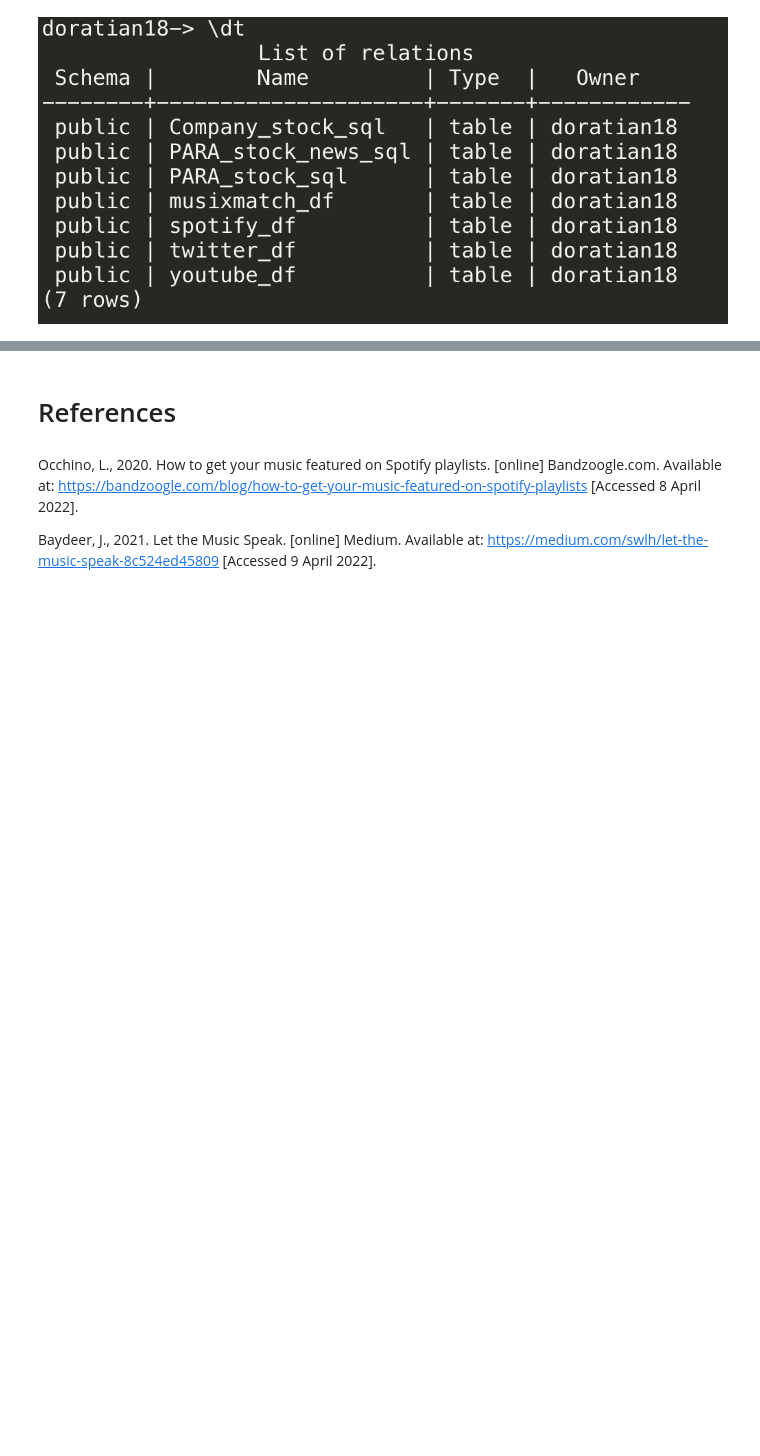
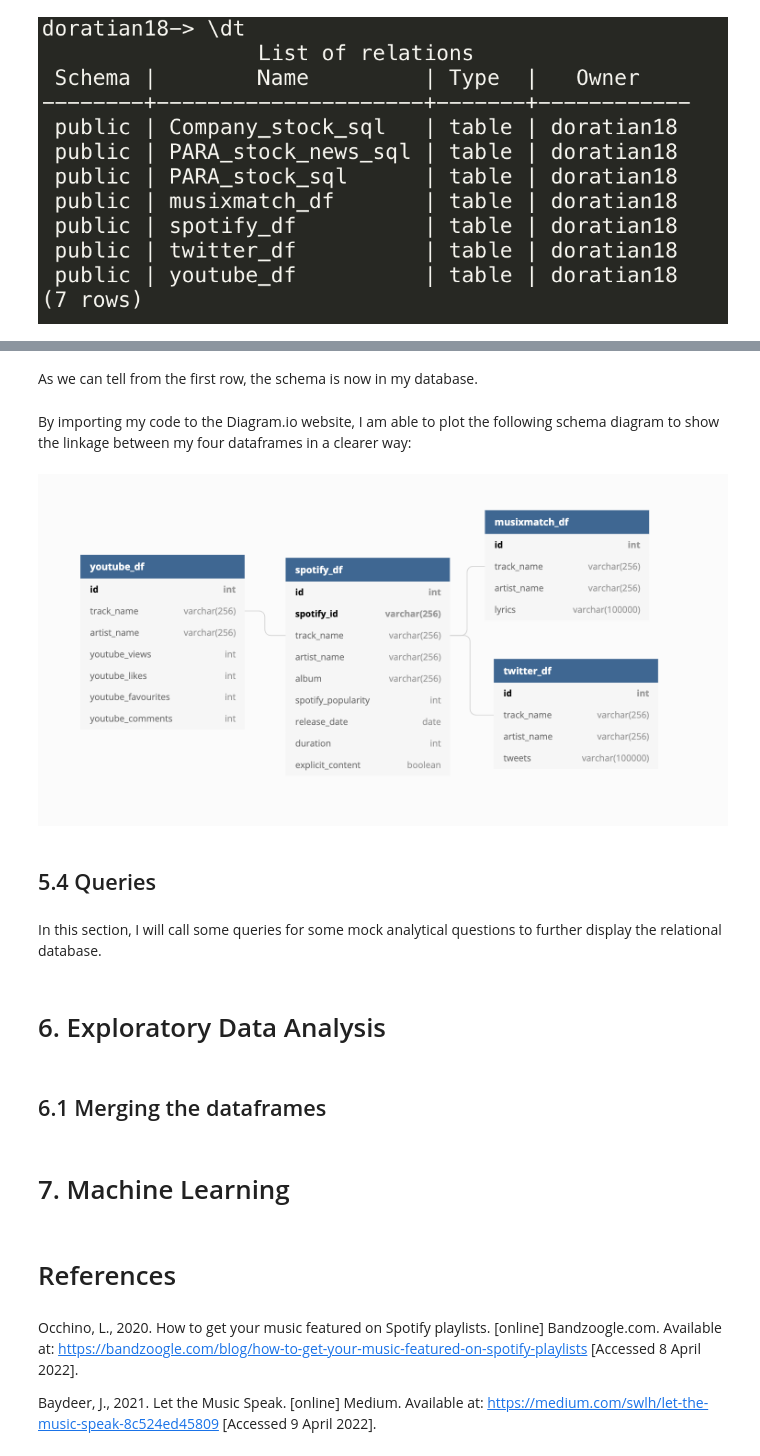
Before and after one commit to doratian99/MSIN0166-DE-Individual-Project, a Jupyter notebook: Data Collection/Notebook.ipynb, the cells around one changed output, grey strips where cells are left out. Cells and saved outputs as stored; diff of their text form; code cells hidden in the pictures; blank space fills up the shorter version.

```diff
--- a/Data Collection/Notebook.ipynb
+++ b/Data Collection/Notebook.ipynb
@@ -1195,3 +1245,21 @@ Image(filename='database_table.png')
+# %% [markdown]
+As we can tell from the first row, the schema is now in my database.
+# %% [markdown]
+By importing my code to the Diagram.io website, I am able to plot the following schema diagram to show the linkage between my four dataframes in a clearer way:
+# %%
+Image(filename='schema_diagram.png')
+# %% [output]
+[figure, added]
+# %% [markdown]
+## 5.4 Queries
+# %% [markdown]
+In this section, I will call some queries for some mock analytical questions to further display the relational database.
+# %% [markdown]
+# 6. Exploratory Data Analysis
+# %% [markdown]
+## 6.1 Merging the dataframes
+# %% [markdown]
+# 7. Machine Learning
 # %% [markdown]
 # References
 # %% [markdown]
```
Also changed, not shown: parts of 31 cells of this notebook, 3 other files.
